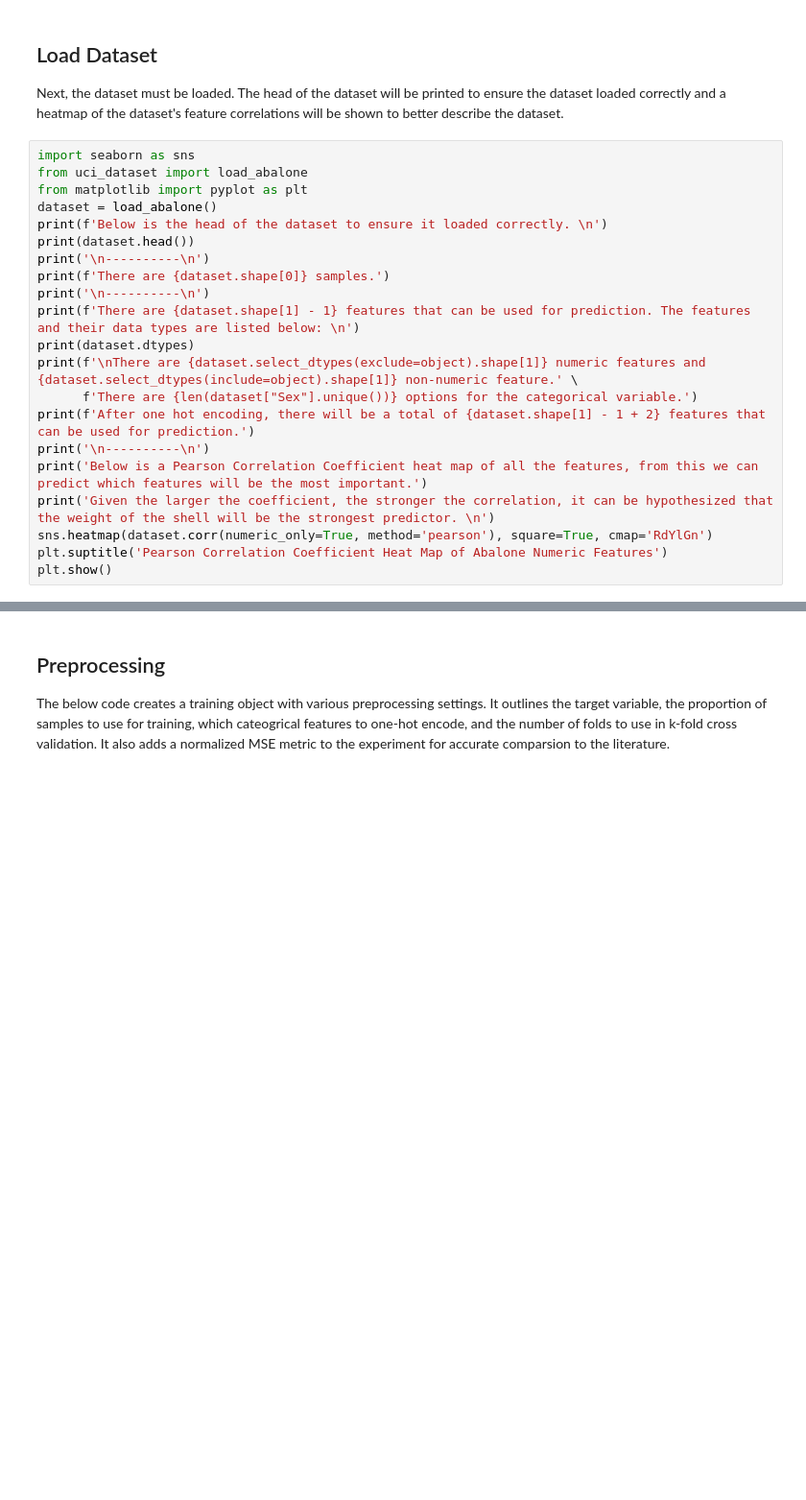
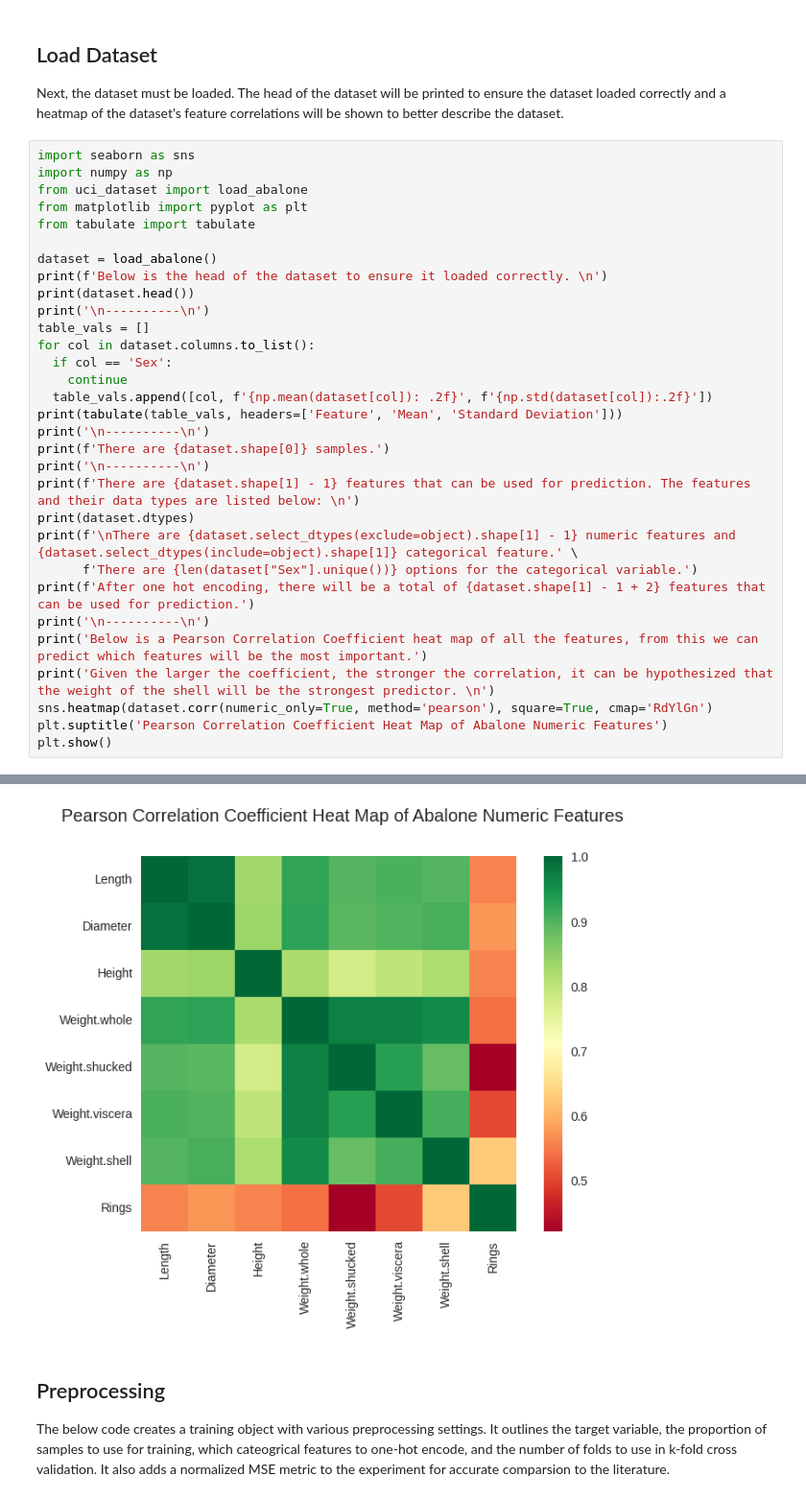
Before and after one commit to bwood06/EE8603_Final_Project, a Jupyter notebook: final_project.ipynb, the cells around one changed output, grey strips where cells are left out. Shown at 96% size. Drawn from its saved outputs; the diff is of its cells as text; blank space fills up the shorter version.

```diff
--- a/final_project.ipynb
+++ b/final_project.ipynb
@@ -21,17 +22,27 @@ First, import all required python libraries to the notebook.
 Next, the dataset must be loaded. The head of the dataset will be printed to ensure the dataset loaded correctly and a heatmap of the dataset's feature correlations will be shown to better describe the dataset.
 # %%
 import seaborn as sns
+import numpy as np
 from uci_dataset import load_abalone
 from matplotlib import pyplot as plt
+from tabulate import tabulate
+
 dataset = load_abalone()
 print(f'Below is the head of the dataset to ensure it loaded correctly. \n')
 print(dataset.head())
+print('\n----------\n')
+table_vals = []
+for col in dataset.columns.to_list():
+  if col == 'Sex':
+    continue
+  table_vals.append([col, f'{np.mean(dataset[col]): .2f}', f'{np.std(dataset[col]):.2f}'])
+print(tabulate(table_vals, headers=['Feature', 'Mean', 'Standard Deviation']))
 print('\n----------\n')
 print(f'There are {dataset.shape[0]} samples.')
 print('\n----------\n')
 print(f'There are {dataset.shape[1] - 1} features that can be used for prediction. The features and their data types are listed below: \n')
 print(dataset.dtypes)
-print(f'\nThere are {dataset.select_dtypes(exclude=object).shape[1]} numeric features and {dataset.select_dtypes(include=object).shape[1]} non-numeric feature.' \
+print(f'\nThere are {dataset.select_dtypes(exclude=object).shape[1] - 1} numeric features and {dataset.select_dtypes(include=object).shape[1]} categorical feature.' \
       f'There are {len(dataset["Sex"].unique())} options for the categorical variable.')
 print(f'After one hot encoding, there will be a total of {dataset.shape[1] - 1 + 2} features that can be used for prediction.')
 print('\n----------\n')
@@ -40,3 +51,4 @@ print('Given the larger the coefficient, the stronger the correlation, it can be
 sns.heatmap(dataset.corr(numeric_only=True, method='pearson'), square=True, cmap='RdYlGn')
 plt.suptitle('Pearson Correlation Coefficient Heat Map of Abalone Numeric Features')
 plt.show()
+# %% [output]
@@ -43,3 +72,4 @@ plt.show()
+[figure, added]
 # %% [markdown]
 ## Preprocessing
 The below code creates a training object with various preprocessing settings. It outlines the target variable, the proportion of samples to use for training, which cateogrical features to one-hot encode, and the number of folds to use in k-fold cross validation. It also adds a normalized MSE metric to the experiment for accurate comparsion to the literature.
```
Also changed, not shown: parts of 7 cells of this notebook.
